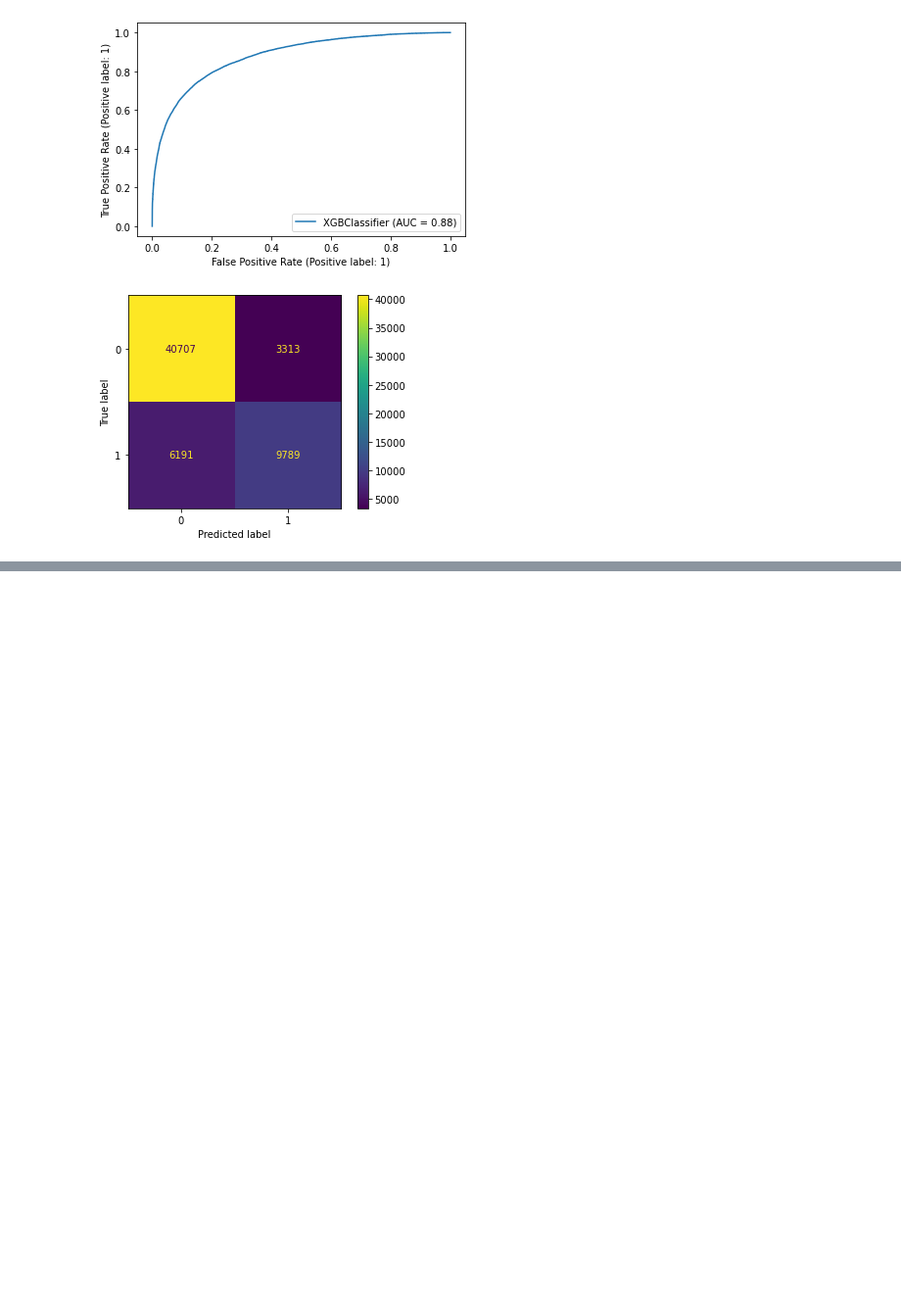
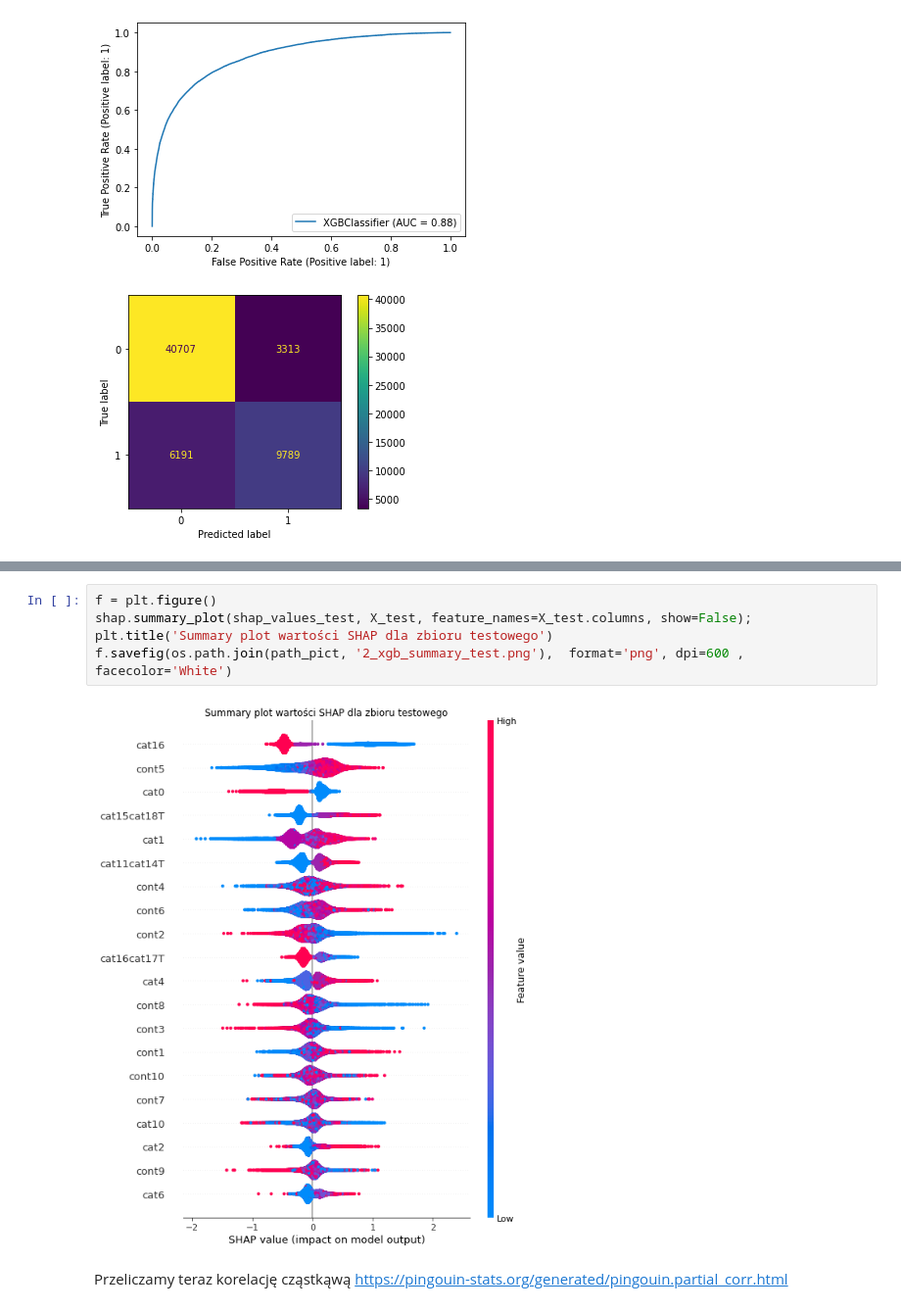
Before and after one commit to krisz17/overestimating_features, a Jupyter notebook: 2_overfit_features.ipynb, the cells around one changed output, grey strips where cells are left out. Shown: that part at 98% size. Saved outputs shown, nothing was run; the diff lists cells and outputs as text; blank space fills up the shorter version.

```diff
--- a/2_overfit_features.ipynb
+++ b/2_overfit_features.ipynb
@@ -85,0 +114,10 @@ Confusion Matrix
+# %%
+f = plt.figure()
+shap.summary_plot(shap_values_test, X_test, feature_names=X_test.columns, show=False);
+plt.title('Summary plot wartości SHAP dla zbioru testowego')
+f.savefig(os.path.join(path_pict, '2_xgb_summary_test.png'),  format='png', dpi=600 , facecolor='White')
+# %% [output]
+[figure, added]
+# %% [markdown]
+Przeliczamy teraz korelację cząstkąwą
+https://pingouin-stats.org/generated/pingouin.partial_corr.html
```
Also changed, not shown: parts of 9 cells of this notebook.
